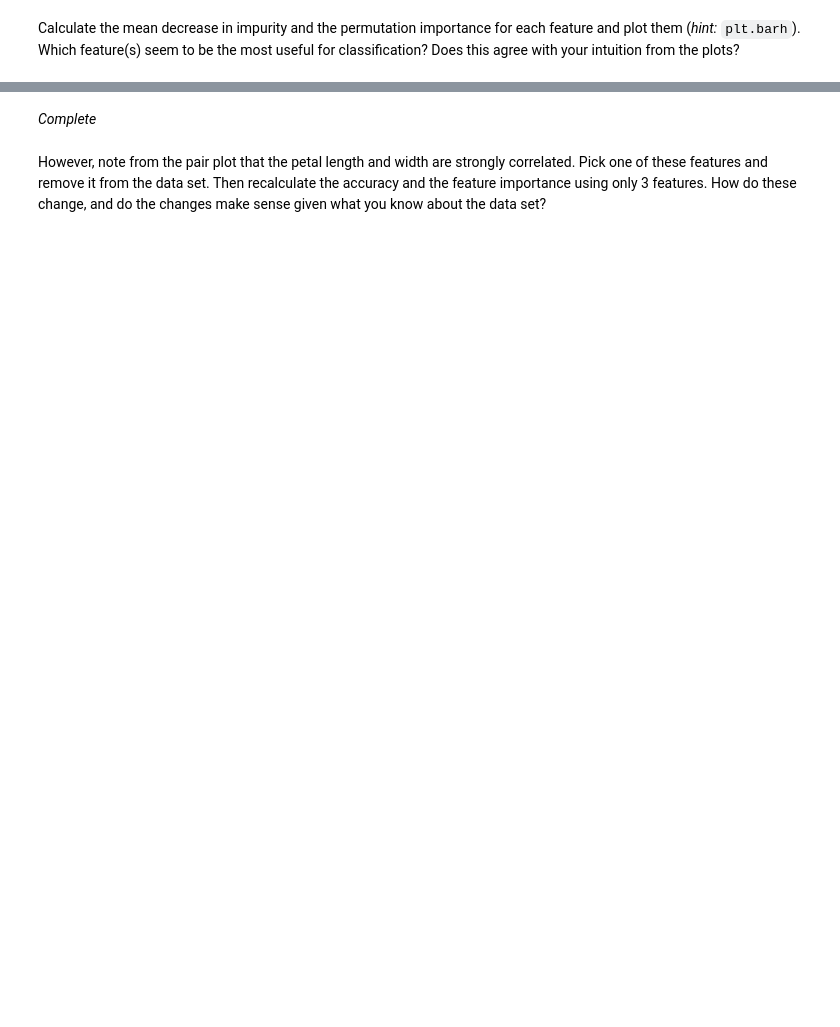
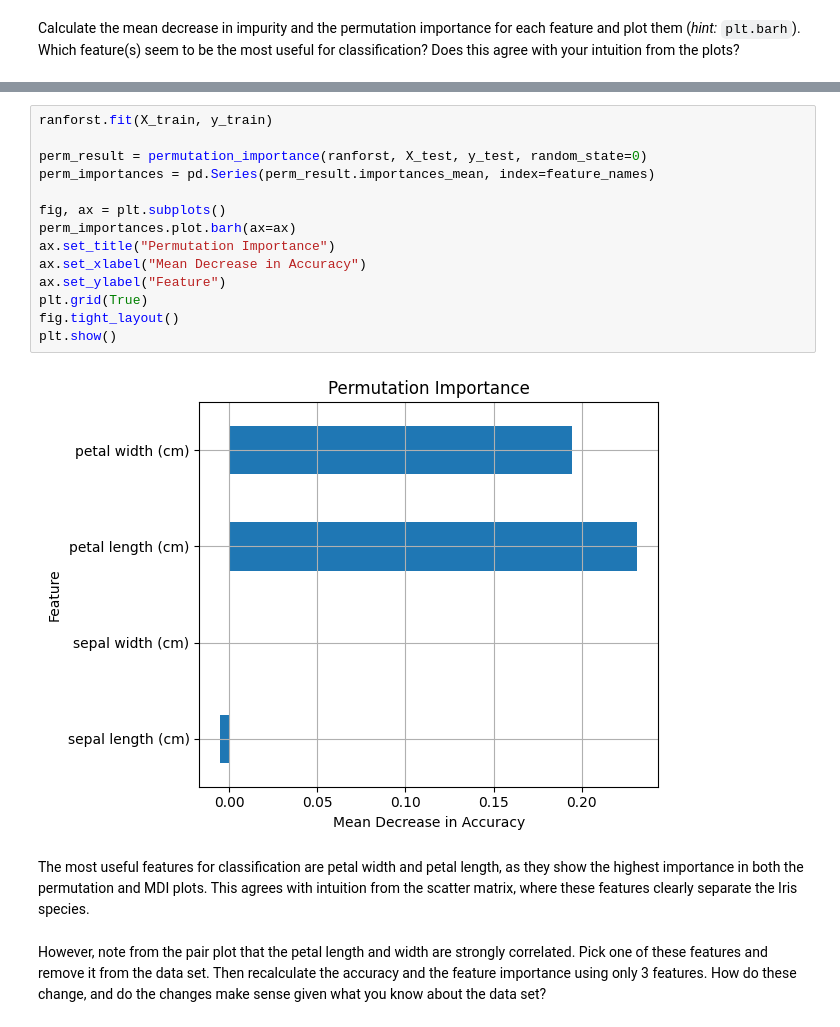
Before and after one commit to ASTR154/interpretability, a Jupyter notebook: interpretability.ipynb, the cells around one changed output, grey strips where cells are left out. Saved outputs shown, nothing was run; the diff lists cells and outputs as text; blank space fills up the shorter version.

```diff
--- a/interpretability.ipynb
+++ b/interpretability.ipynb
@@ -44,5 +108,21 @@ Calculate the mean decrease in impurity and the permutation importance for each
+# %%
+ranforst.fit(X_train, y_train)
+
+perm_result = permutation_importance(ranforst, X_test, y_test, random_state=0)
+perm_importances = pd.Series(perm_result.importances_mean, index=feature_names)
+
+fig, ax = plt.subplots()
+perm_importances.plot.barh(ax=ax)
+ax.set_title("Permutation Importance")
+ax.set_xlabel("Mean Decrease in Accuracy")
+ax.set_ylabel("Feature")
+plt.grid(True)
+fig.tight_layout()
+plt.show()
+# %% [output]
+[figure, added]
 # %% [markdown]
-*Complete*
+The most useful features for classification are petal width and petal length, as they show the highest importance in both the permutation and MDI plots. This agrees with intuition from the scatter matrix, where these features clearly separate the Iris species.
 # %% [markdown]
 However, note from the pair plot that the petal length and width are strongly correlated. Pick one of these features and remove it from the data set. Then recalculate the accuracy and the feature importance using only 3 features. How do these change, and do the changes make sense given what you know about the data set?
 # %%
```
Also changed, not shown: parts of 5 cells of this notebook.
